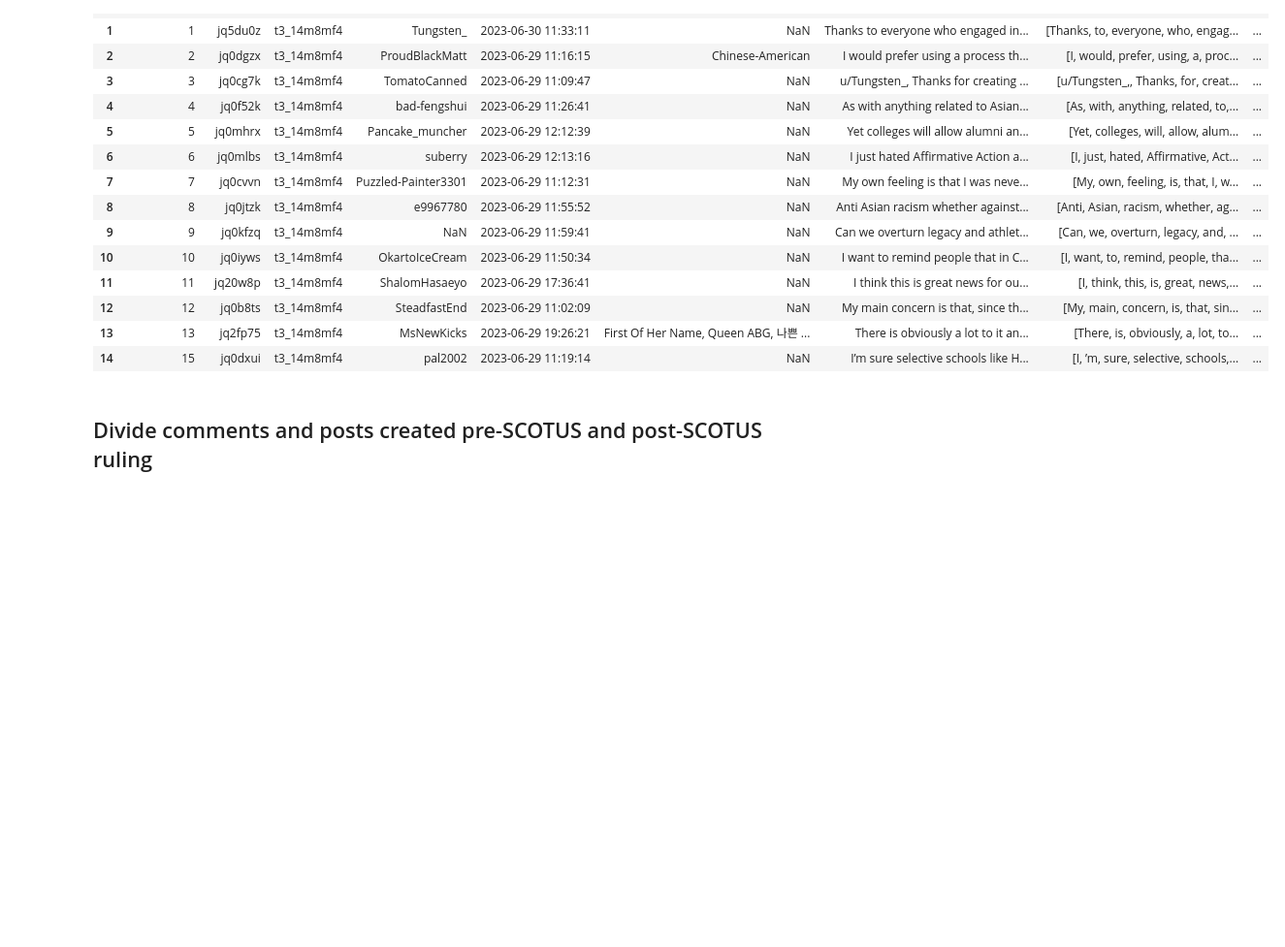
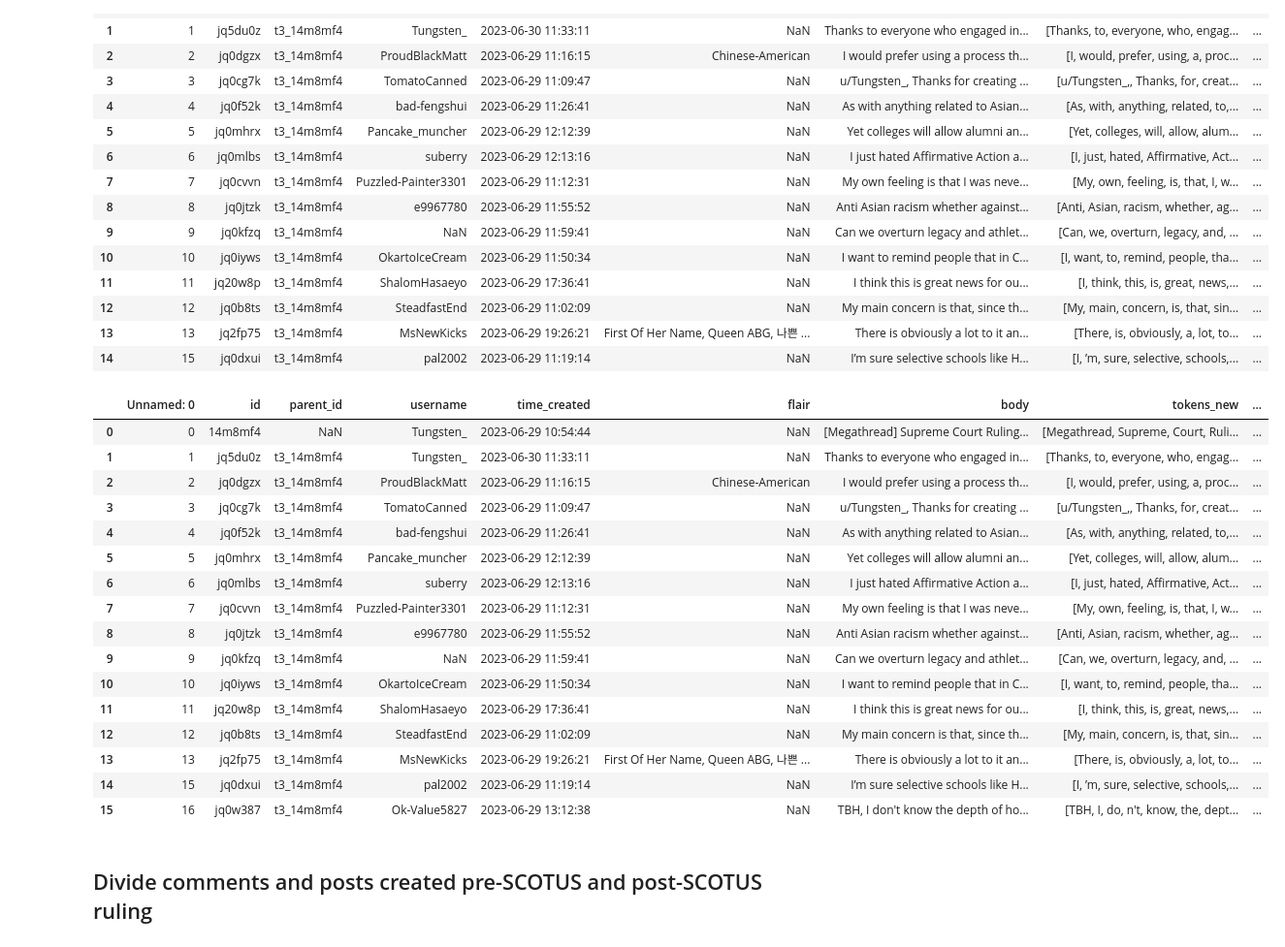
Before and after one commit to ddlee19/macs30200, a Jupyter notebook: analysis/same_user_differences.ipynb, the cells around one changed output. Shown: that part at 97% size. Saved outputs shown, nothing was run; the diff lists cells and outputs as text; code cells hidden in the pictures; blank space fills up the shorter version.

```diff
--- a/analysis/same_user_differences.ipynb
+++ b/analysis/same_user_differences.ipynb
@@ -15,6 +22,7 @@ def converter(x):
     return literal_eval(x)
 
 comments_df = pd.read_csv('../data/comments_df.csv', converters={'tokens_new':converter, 'normalized_tokens':converter})
+no_chinese_df = pd.read_csv('../data/comments_no_chinese_df.csv', converters={'tokens_new':converter, 'normalized_tokens':converter})
 # %%
 comments_df.head(15)
 # %% [output]
@@ -34,3 +42,23 @@ comments_df.head(15)
 | 12 | 12 | jq0b8ts | t3_14m8mf4 | SteadfastEnd | 2023-06-29 11:02:09 | NaN | My main concern is that, since th... | [My, main, concern, is, that, sin... | ... |
 | 13 | 13 | jq2fp75 | t3_14m8mf4 | MsNewKicks | 2023-06-29 19:26:21 | First Of Her Name, Queen ABG, 나쁜 ... | There is obviously a lot to it an... | [There, is, obviously, a, lot, to... | ... |
 | 14 | 15 | jq0dxui | t3_14m8mf4 | pal2002 | 2023-06-29 11:19:14 | NaN | I’m sure selective schools like H... | [I, ’m, sure, selective, schools,... | ... |
+# %%
+no_chinese_df.head(16)
+# %% [output]
+|  | Unnamed: 0 | id | parent_id | username | time_created | flair | body | tokens_new | ... |
+| 0 | 0 | 14m8mf4 | NaN | Tungsten_ | 2023-06-29 10:54:44 | NaN | [Megathread] Supreme Court Ruling... | [Megathread, Supreme, Court, Ruli... | ... |
+| 1 | 1 | jq5du0z | t3_14m8mf4 | Tungsten_ | 2023-06-30 11:33:11 | NaN | Thanks to everyone who engaged in... | [Thanks, to, everyone, who, engag... | ... |
+| 2 | 2 | jq0dgzx | t3_14m8mf4 | ProudBlackMatt | 2023-06-29 11:16:15 | Chinese-American | I would prefer using a process th... | [I, would, prefer, using, a, proc... | ... |
+| 3 | 3 | jq0cg7k | t3_14m8mf4 | TomatoCanned | 2023-06-29 11:09:47 | NaN | u/Tungsten_, Thanks for creating ... | [u/Tungsten_,, Thanks, for, creat... | ... |
+| 4 | 4 | jq0f52k | t3_14m8mf4 | bad-fengshui | 2023-06-29 11:26:41 | NaN | As with anything related to Asian... | [As, with, anything, related, to,... | ... |
+| 5 | 5 | jq0mhrx | t3_14m8mf4 | Pancake_muncher | 2023-06-29 12:12:39 | NaN | Yet colleges will allow alumni an... | [Yet, colleges, will, allow, alum... | ... |
+| 6 | 6 | jq0mlbs | t3_14m8mf4 | suberry | 2023-06-29 12:13:16 | NaN | I just hated Affirmative Action a... | [I, just, hated, Affirmative, Act... | ... |
+| 7 | 7 | jq0cvvn | t3_14m8mf4 | Puzzled-Painter3301 | 2023-06-29 11:12:31 | NaN | My own feeling is that I was neve... | [My, own, feeling, is, that, I, w... | ... |
+| 8 | 8 | jq0jtzk | t3_14m8mf4 | e9967780 | 2023-06-29 11:55:52 | NaN | Anti Asian racism whether against... | [Anti, Asian, racism, whether, ag... | ... |
+| 9 | 9 | jq0kfzq | t3_14m8mf4 | NaN | 2023-06-29 11:59:41 | NaN | Can we overturn legacy and athlet... | [Can, we, overturn, legacy, and, ... | ... |
+| 10 | 10 | jq0iyws | t3_14m8mf4 | OkartoIceCream | 2023-06-29 11:50:34 | NaN | I want to remind people that in C... | [I, want, to, remind, people, tha... | ... |
+| 11 | 11 | jq20w8p | t3_14m8mf4 | ShalomHasaeyo | 2023-06-29 17:36:41 | NaN | I think this is great news for ou... | [I, think, this, is, great, news,... | ... |
+| 12 | 12 | jq0b8ts | t3_14m8mf4 | SteadfastEnd | 2023-06-29 11:02:09 | NaN | My main concern is that, since th... | [My, main, concern, is, that, sin... | ... |
+| 13 | 13 | jq2fp75 | t3_14m8mf4 | MsNewKicks | 2023-06-29 19:26:21 | First Of Her Name, Queen ABG, 나쁜 ... | There is obviously a lot to it an... | [There, is, obviously, a, lot, to... | ... |
+| 14 | 15 | jq0dxui | t3_14m8mf4 | pal2002 | 2023-06-29 11:19:14 | NaN | I’m sure selective schools like H... | [I, ’m, sure, selective, schools,... | ... |
+| 15 | 16 | jq0w387 | t3_14m8mf4 | Ok-Value5827 | 2023-06-29 13:12:38 | NaN | TBH, I don't know the depth of ho... | [TBH, I, do, n't, know, the, dept... | ... |
```
Also changed, not shown: parts of 6 cells of this notebook, 5 other files.
